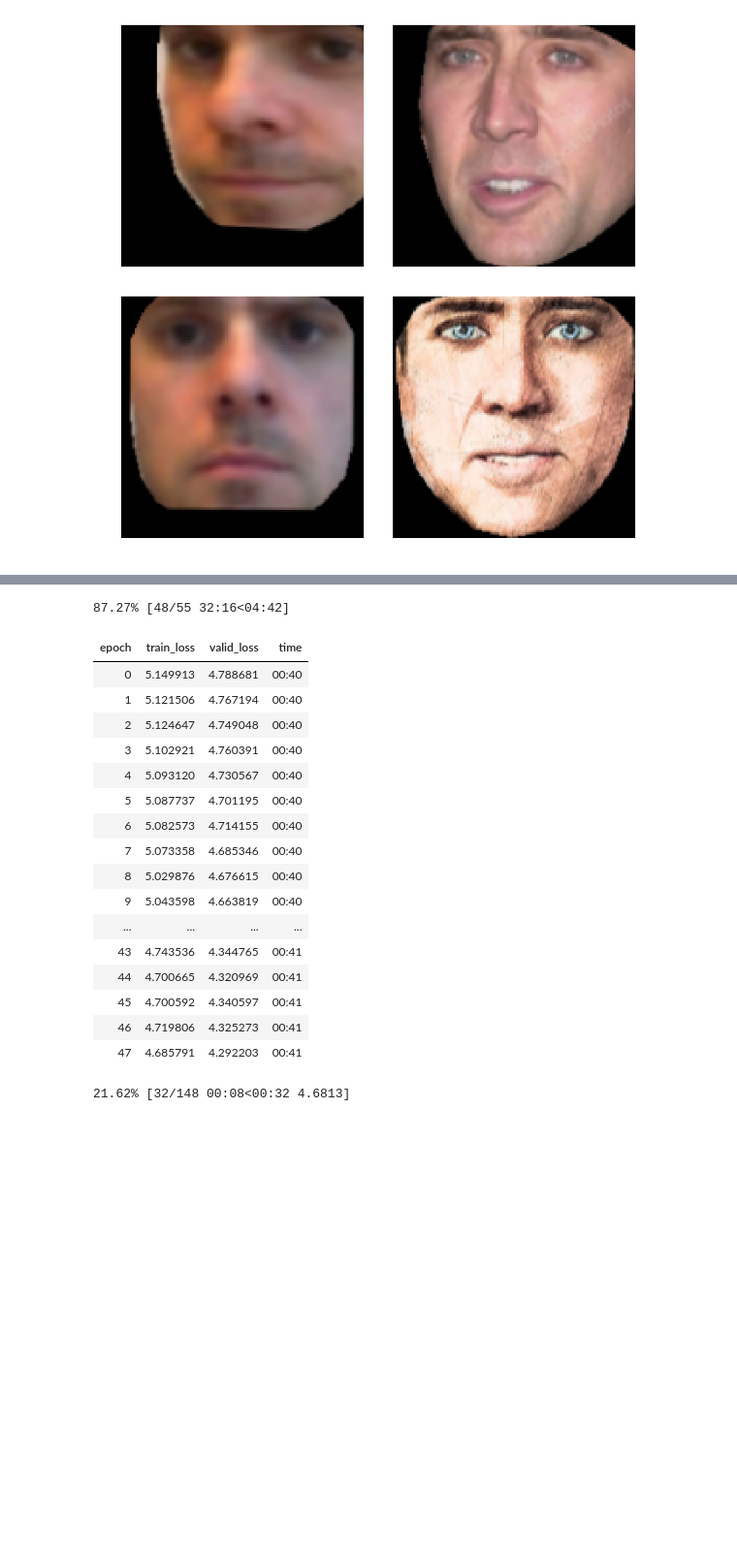
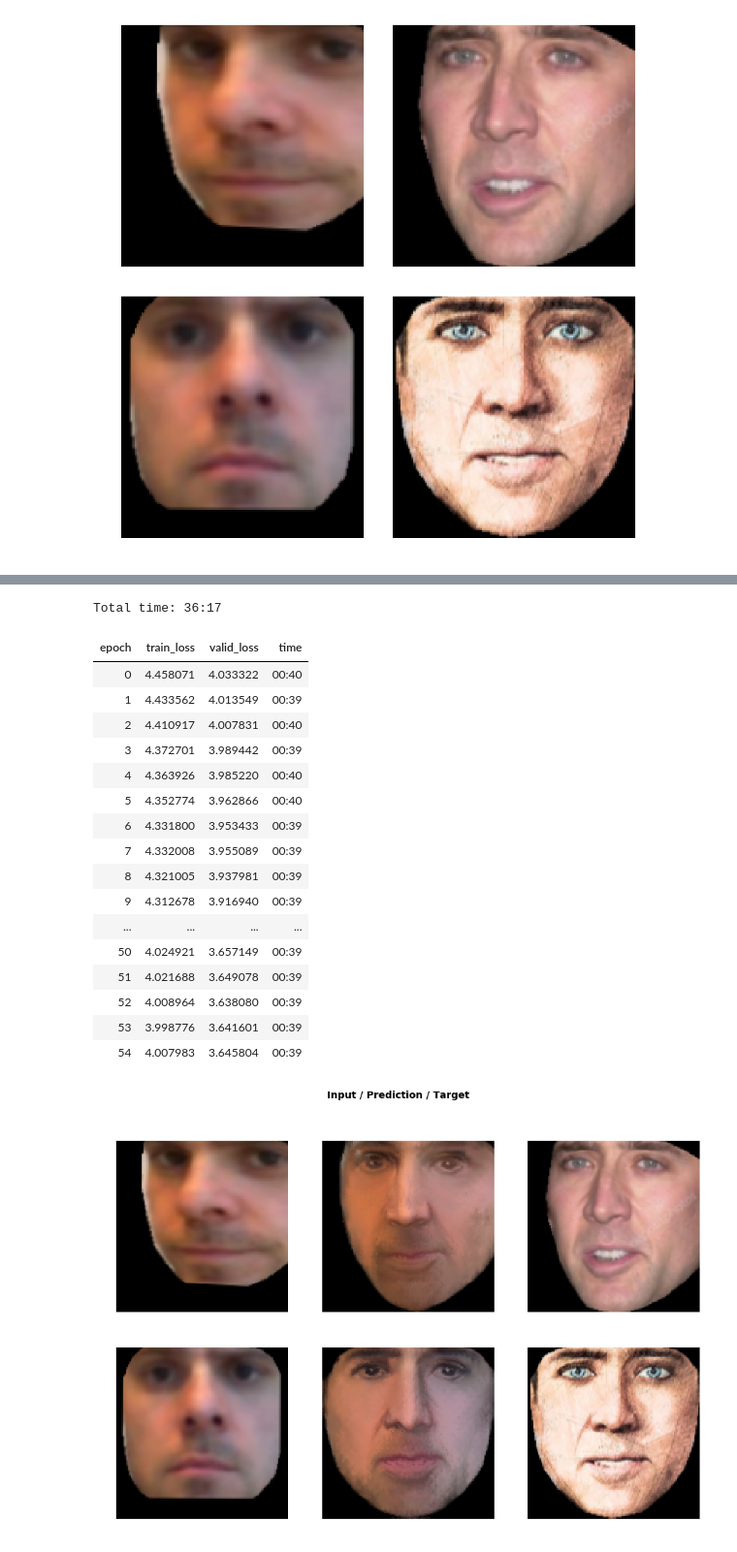
Before and after one commit to bestaar/predictiveFilterFlow, a Jupyter notebook: predictiveFilterFlow.ipynb, the cells around one changed output, grey strips where cells are left out. Shown at 97% size. Saved outputs shown, nothing was run; the diff lists cells and outputs as text; code cells hidden in the pictures; blank space fills up the shorter version.

```diff
--- a/predictiveFilterFlow.ipynb
+++ b/predictiveFilterFlow.ipynb
@@ -250,8 +250,8 @@ class UNet(nn.Module):
         self.up4 = up(64,64, 64)
 
         self.filter0 = pFF(64, ksize=21,upsample=8)
-        self.filter1 = pFF(64, ksize=21,upsample=4,stride=4)
-        self.filter2 = pFF(64, ksize=7,stride=2)
+        self.filter1 = pFF(64, ksize=21,upsample=4,stride=2)
+        self.filter2 = pFF(64, ksize=7)
 
     def forward(self, inp):
         x1 = self.inc(inp)
@@ -375,6 +381,6 @@ LR Finder is complete, type {learner_name}.recorder.plot() to see the graph.
 # %%
 gc.collect()
-G.fit_fc(15,1e-1)
+G.fit_fc(15,2e-2)
 # show intermediate results
 G.show_results(rows=2, imgsize=5)
 # %% [output]
@@ -399,27 +405,27 @@ Total time: 10:12
 # %%
 gc.collect()
-G.fit_fc(55,1e-2)
+G.fit_fc(55,2e-3)
 # show final result
 G.show_results(rows=2, imgsize=5)
 # %% [output]
-87.27% [48/55 32:16<04:42]
+Total time: 36:17
 | epoch | train_loss | valid_loss | time |
-| 0 | 5.149913 | 4.788681 | 00:40 |
-| 1 | 5.121506 | 4.767194 | 00:40 |
-| 2 | 5.124647 | 4.749048 | 00:40 |
-| 3 | 5.102921 | 4.760391 | 00:40 |
-| 4 | 5.093120 | 4.730567 | 00:40 |
-| 5 | 5.087737 | 4.701195 | 00:40 |
-| 6 | 5.082573 | 4.714155 | 00:40 |
-| 7 | 5.073358 | 4.685346 | 00:40 |
-| 8 | 5.029876 | 4.676615 | 00:40 |
-| 9 | 5.043598 | 4.663819 | 00:40 |
+| 0 | 4.458071 | 4.033322 | 00:40 |
+| 1 | 4.433562 | 4.013549 | 00:39 |
+| 2 | 4.410917 | 4.007831 | 00:40 |
+| 3 | 4.372701 | 3.989442 | 00:39 |
+| 4 | 4.363926 | 3.985220 | 00:40 |
+| 5 | 4.352774 | 3.962866 | 00:40 |
+| 6 | 4.331800 | 3.953433 | 00:39 |
+| 7 | 4.332008 | 3.955089 | 00:39 |
+| 8 | 4.321005 | 3.937981 | 00:39 |
+| 9 | 4.312678 | 3.916940 | 00:39 |
 | ... | ... | ... | ... |
-| 43 | 4.743536 | 4.344765 | 00:41 |
-| 44 | 4.700665 | 4.320969 | 00:41 |
-| 45 | 4.700592 | 4.340597 | 00:41 |
-| 46 | 4.719806 | 4.325273 | 00:41 |
-| 47 | 4.685791 | 4.292203 | 00:41 |
+| 50 | 4.024921 | 3.657149 | 00:39 |
+| 51 | 4.021688 | 3.649078 | 00:39 |
+| 52 | 4.008964 | 3.638080 | 00:39 |
+| 53 | 3.998776 | 3.641601 | 00:39 |
+| 54 | 4.007983 | 3.645804 | 00:39 |
-21.62% [32/148 00:08<00:32 4.6813]
+[figure, added]
 # %%
 gc.collect()
```
Also changed, not shown: parts of 8 cells of this notebook.
